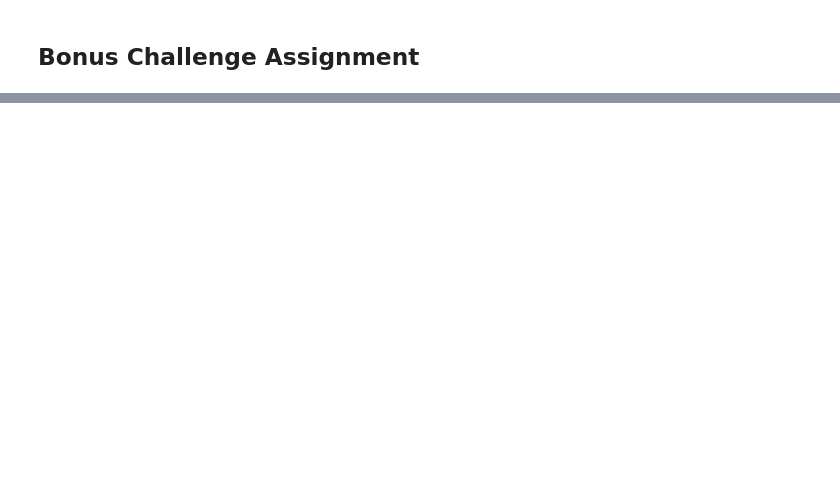
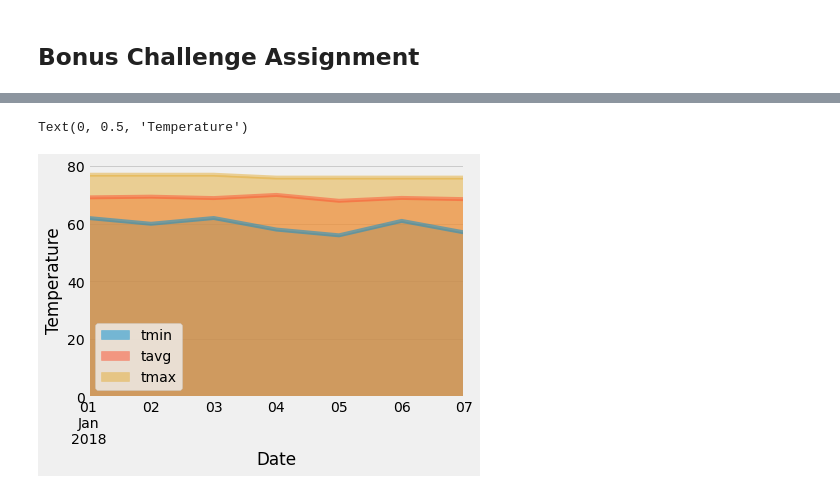
Before and after one commit to kpessa/sqlalchemy-challenge, a Jupyter notebook: sqlalchemy-challenge.ipynb, the cells around one changed output, grey strips where cells are left out. Drawn from its saved outputs; the diff is of its cells as text; code cells hidden in the pictures; blank space fills up the shorter version.

```diff
--- a/sqlalchemy-challenge.ipynb
+++ b/sqlalchemy-challenge.ipynb
@@ -163,3 +172,11 @@ print(calc_temps('2012-02-28', '2012-03-05'))
 # %%
 # Calculate the total amount of rainfall per weather station for your trip dates using the previous year's matching dates.
 # Sort this in descending order by precipitation amount and list the station, name, latitude, longitude, and elevation
+sel = [Station.station,Station.name, Station.latitude,Station.longitude,Station.elevation,func.sum(Measurement.prcp)]
+results = s.query(*sel).\
+    filter(Measurement.station == Station.station).\
+    filter(Measurement.date >= start_date).\
+    filter(Measurement.date <= end_date).\
+    group_by(Station.name).order_by(func.sum(Measurement.prcp).desc()).\
+    all()
+print(results)
@@ -179,6 +198,6 @@ def daily_normals(date):
     """
 
     sel = [func.min(Measurement.tobs), func.avg(Measurement.tobs), func.max(Measurement.tobs)]
-    return session.query(*sel).filter(func.strftime("%m-%d", Measurement.date) == date).all()
+    return s.query(*sel).filter(func.strftime("%m-%d", Measurement.date) == date).all()
 
 daily_normals("01-01")
@@ -185,11 +206,16 @@ daily_normals("01-01")
 # %%
 # calculate the daily normals for your trip
+print(daily_normals("01-01"))
 # push each tuple of calculations into a list called `normals`
-
+normals = daily_normals("01-01")
 # Set the start and end date of the trip
-
+start_date = '2018-01-01'
+end_date = '2018-01-07'
 # Use the start and end date to create a range of dates
+date_range = pd.date_range(start=start_date, end=end_date)
 
 # Stip off the year and save a list of %m-%d strings
+stripped_dates = [x.strftime("%m-%d") for x in date_range]
 
 # Loop through the list of %m-%d strings and calculate the normals for each date
+normals = [daily_normals(x)[0] for x in stripped_dates]
@@ -196,2 +224,4 @@ daily_normals("01-01")
 # %%
 # Load the previous query results into a Pandas DataFrame and add the `trip_dates` range as the `date` index
+df = pd.DataFrame(normals, columns = ['tmin','tavg','tmax'],index=date_range)
+df.head()
@@ -198,2 +235,8 @@ daily_normals("01-01")
 # %%
 # Plot the daily normals as an area plot with `stacked=False`
+df.plot(kind='area',stacked=False)
+plt.xlabel("Date")
+plt.ylabel("Temperature")
+# %% [output]
+Text(0, 0.5, 'Temperature')
+[figure, added]
```
Also changed, not shown: parts of 20 cells of this notebook.
